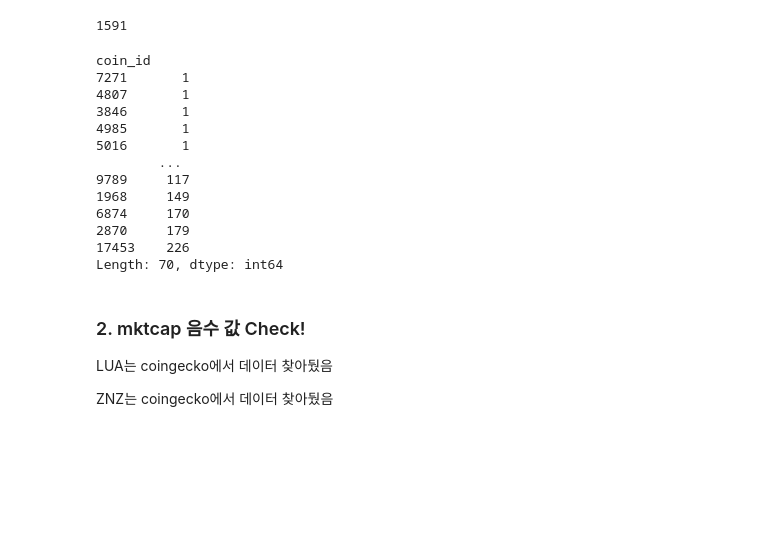
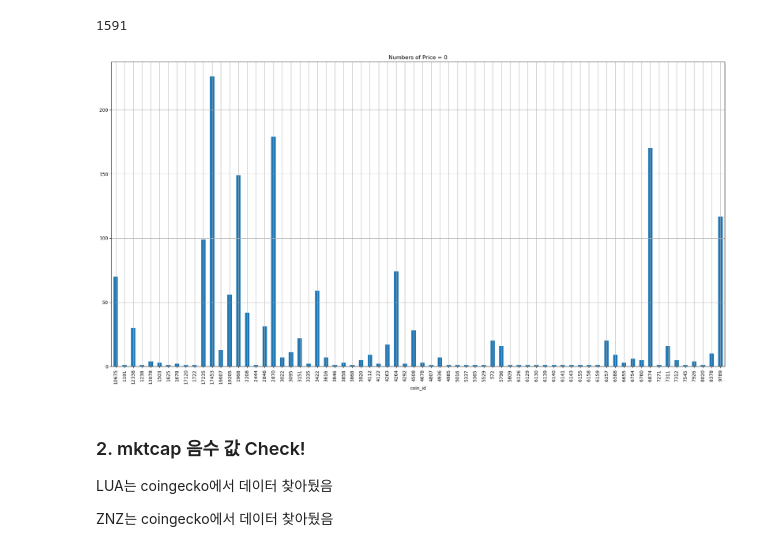
Before and after one commit to Jack-ryu/crypto_paper, a Jupyter notebook: ryu_new_progress/Data_pp_code/data_cleaning.ipynb, the cells around one changed output. Drawn from its saved outputs; the diff is of its cells as text; code cells hidden in the pictures; blank space fills up the shorter version.

```diff
--- a/ryu_new_progress/Data_pp_code/data_cleaning.ipynb
+++ b/ryu_new_progress/Data_pp_code/data_cleaning.ipynb
@@ -50,21 +53,12 @@ weight.iloc[1:].sum(1).plot();
 1591
 # %%
 # price가 0인 코인들 출력
-(close == 0).sum().loc[(close==0).sum() >= 1].sort_values()
+(close == 0).sum().loc[(close==0).sum() >= 1].plot(kind="bar",
+                                                   figsize=(24,12))
+plt.title("Numbers of Price = 0")
+plt.grid();
 # %% [output]
-coin_id
-7271       1
-4807       1
-3846       1
-4985       1
-5016       1
-        ...
-9789     117
-1968     149
-6874     170
-2870     179
-17453    226
-Length: 70, dtype: int64
+[figure, added]
 # %%
 # price가 0이 있으면 rtn이 inf가 찍히는 문제가 있다 -> replace to np.nan
 rtn_daily = close.replace(0, np.nan).pct_change(fill_method=None)
```
Also changed, not shown: parts of 7 cells of this notebook, 22 other files.
